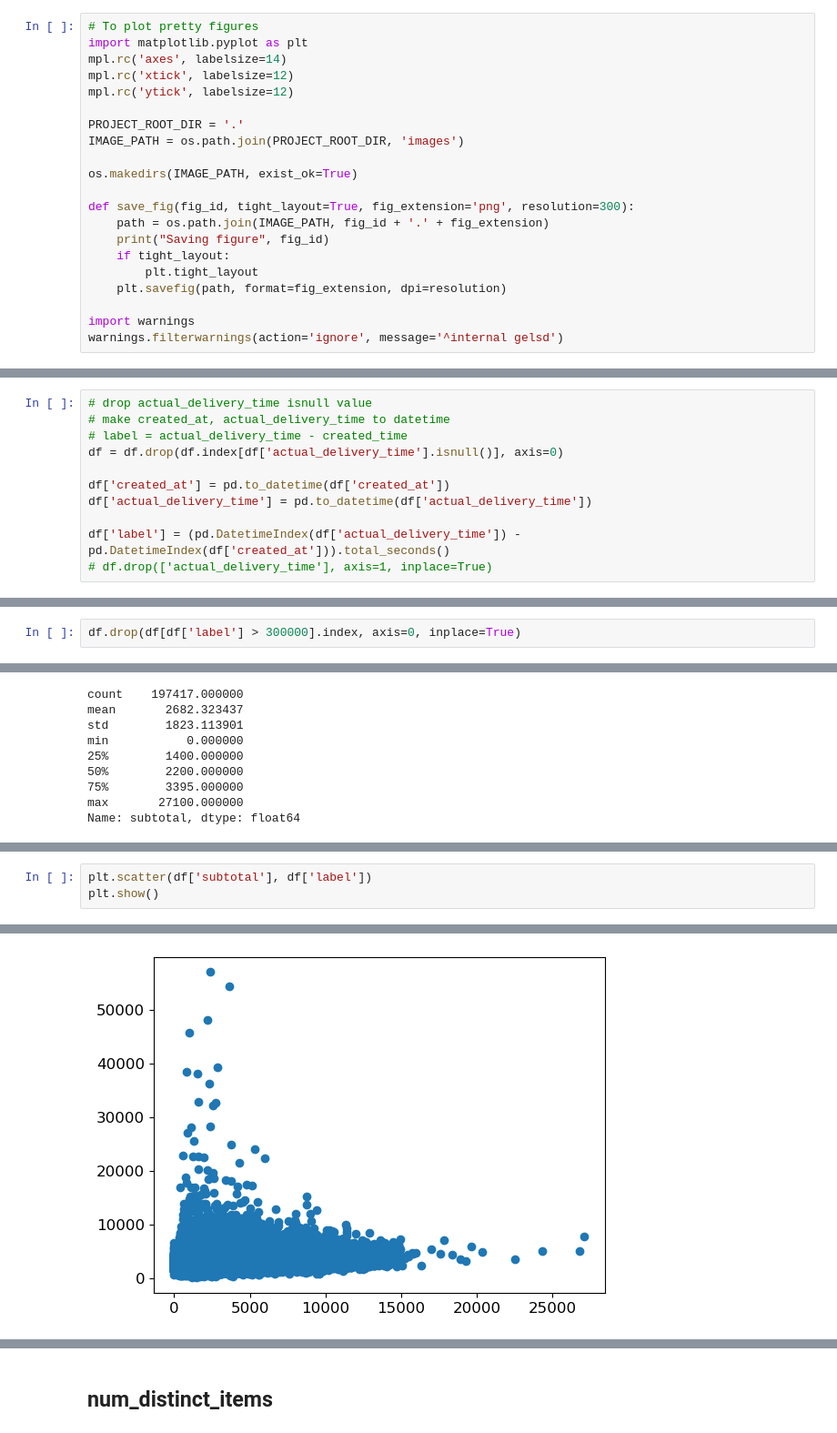
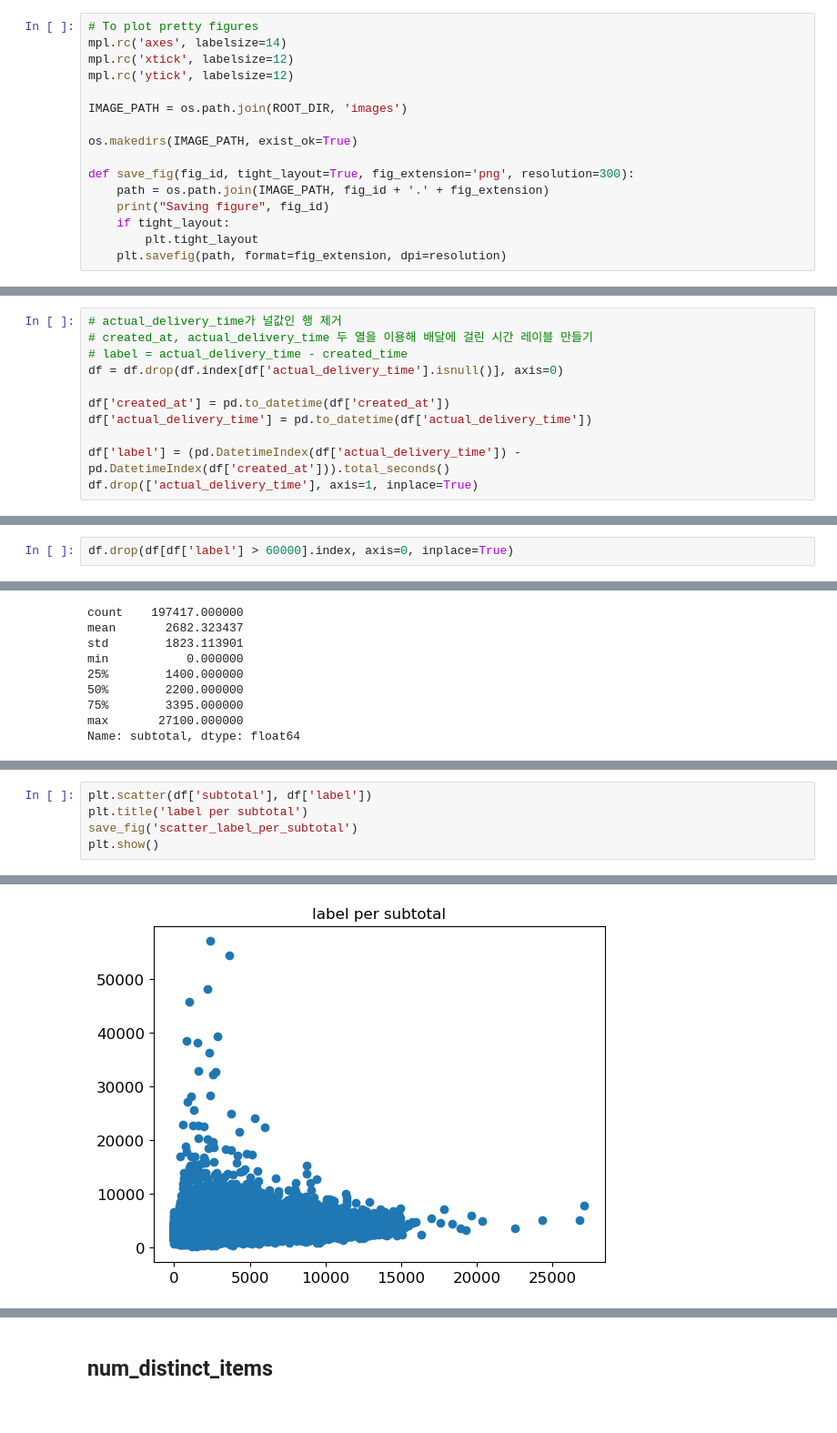
Before and after one commit to moongni/KDT_AI_MISSION, a Jupyter notebook: month2/week7/day5-mission/EDA.ipynb, the cells around one changed output, grey strips where cells are left out. Shown at 91% size. Saved outputs shown, nothing was run; the diff lists cells and outputs as text.

```diff
--- a/month2/week7/day5-mission/EDA.ipynb
+++ b/month2/week7/day5-mission/EDA.ipynb
@@ -31,12 +31,10 @@ import seaborn as sns
 # %%
 # To plot pretty figures
-import matplotlib.pyplot as plt
 mpl.rc('axes', labelsize=14)
 mpl.rc('xtick', labelsize=12)
 mpl.rc('ytick', labelsize=12)
 
-PROJECT_ROOT_DIR = '.'
-IMAGE_PATH = os.path.join(PROJECT_ROOT_DIR, 'images')
+IMAGE_PATH = os.path.join(ROOT_DIR, 'images')
 
 os.makedirs(IMAGE_PATH, exist_ok=True)
 
@@ -46,9 +44,6 @@ def save_fig(fig_id, tight_layout=True, fig_extension='png', resolution=300):
     if tight_layout:
         plt.tight_layout
     plt.savefig(path, format=fig_extension, dpi=resolution)
-
-import warnings
-warnings.filterwarnings(action='ignore', message='^internal gelsd')
 # %% [markdown]
 ## 데이터 레이블 만들기
 # %%
@@ -108,8 +102,8 @@ estimated_order_place_duration                      0
 estimated_store_to_consumer_driving_duration      526
 dtype: int64
 # %%
-# drop actual_delivery_time isnull value
-# make created_at, actual_delivery_time to datetime
+# actual_delivery_time가 널값인 행 제거
+# created_at, actual_delivery_time 두 열을 이용해 배달에 걸린 시간 레이블 만들기
 # label = actual_delivery_time - created_time
 df = df.drop(df.index[df['actual_delivery_time'].isnull()], axis=0)
 
@@ -117,7 +111,7 @@ df['created_at'] = pd.to_datetime(df['created_at'])
 df['actual_delivery_time'] = pd.to_datetime(df['actual_delivery_time'])
 
 df['label'] = (pd.DatetimeIndex(df['actual_delivery_time']) - pd.DatetimeIndex(df['created_at'])).total_seconds()
-# df.drop(['actual_delivery_time'], axis=1, inplace=True)
+df.drop(['actual_delivery_time'], axis=1, inplace=True)
 # %%
 df['label'].describe()
 # %% [output]
@@ -136,2 +130,2 @@ Name: label, dtype: float64
 # %%
-df.drop(df[df['label'] > 300000].index, axis=0, inplace=True)
+df.drop(df[df['label'] > 60000].index, axis=0, inplace=True)
@@ -521,4 +465,6 @@ df[df['subtotal'] == 0]
 # %%
 plt.scatter(df['subtotal'], df['label'])
+plt.title('label per subtotal')
+save_fig('scatter_label_per_subtotal')
 plt.show()
 # %% [output]
@@ -525 +472 @@ plt.show()
-[figure, old version]
+[figure, new version]
```
Also changed, not shown: parts of 38 cells of this notebook, 20 other files.
